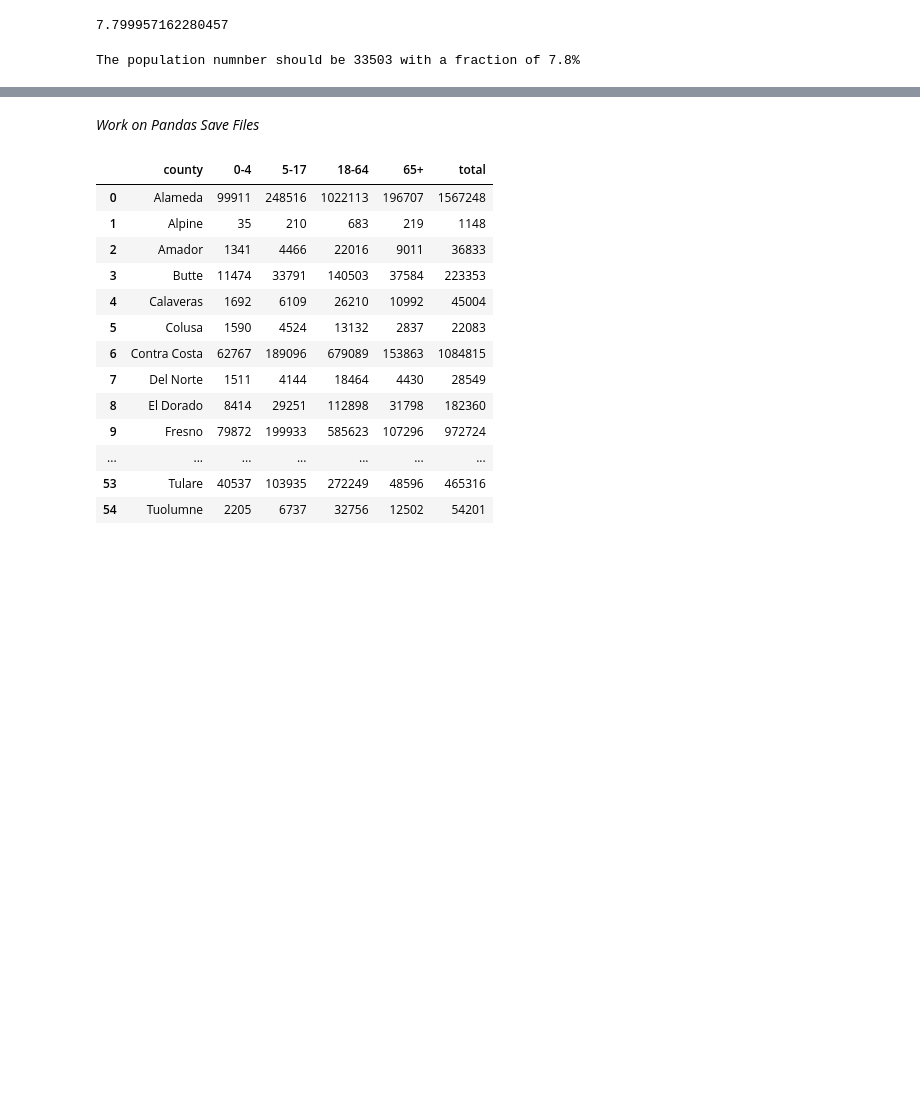
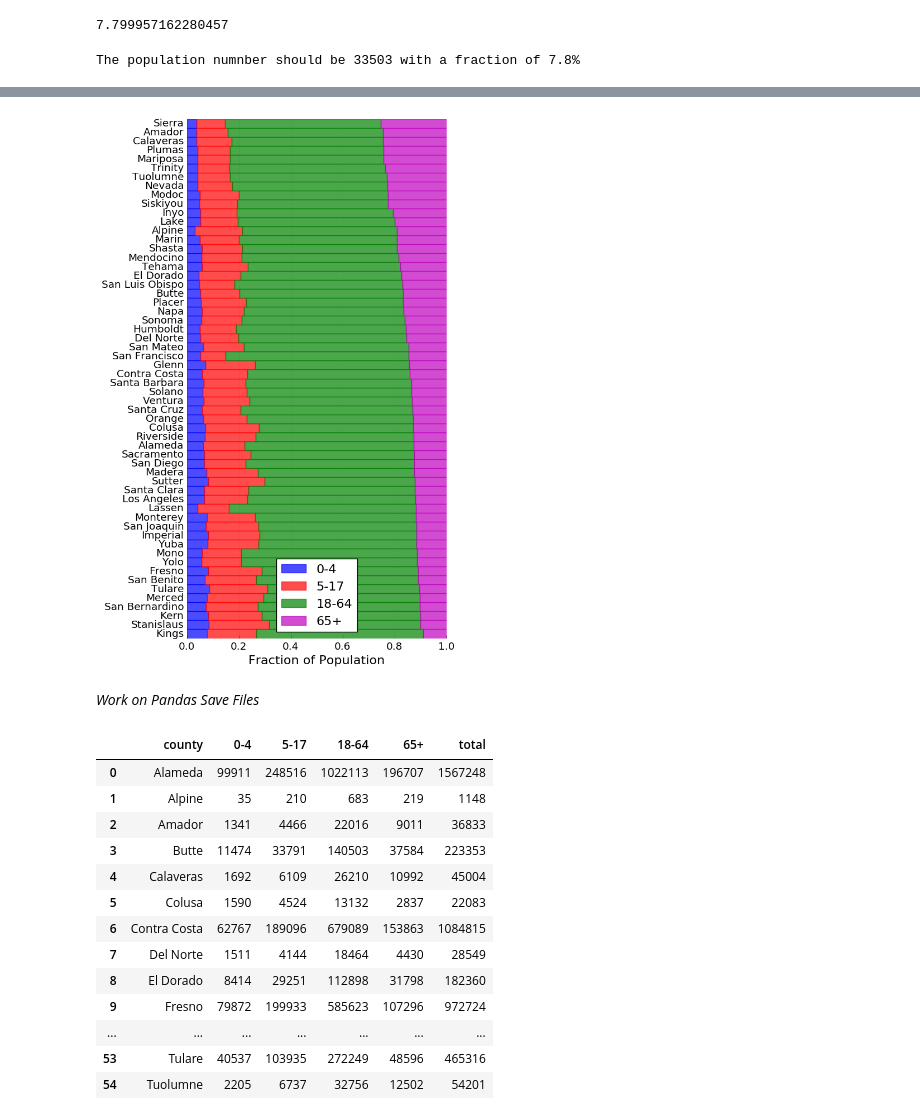
Before and after one commit to joao-r-santos/Asthma, a Jupyter notebook: Data/load county profiles.ipynb, the cells around one changed output, grey strips where cells are left out. Saved outputs shown, nothing was run; the diff lists cells and outputs as text; code cells hidden in the pictures; blank space fills up the shorter version.

```diff
--- a/Data/load county profiles.ipynb
+++ b/Data/load county profiles.ipynb
@@ -117,3 +177,32 @@ plt.xlabel('Fraction of Population')
+# %%
+plt.figure(figsize=(6,12))
+ax= plt.subplot(111)
+
+inds= np.arange(N_counties)
+width= 1
+
+indsSort= np.argsort(fracPop[3])
+
+plt.barh(inds, fracPop[0][indsSort], height=width, color='b',ec='b', label=header[0],alpha=0.7)
+plt.barh(inds, fracPop[1][indsSort], height=width, left=fracPop_cumsum[0][indsSort], color='r',ec='r', label=header[1],alpha=0.7)
+plt.barh(inds, fracPop[2][indsSort], height=width, left=fracPop_cumsum[1][indsSort], color='g',ec='g', label=header[2],alpha=0.7)
+plt.barh(inds, fracPop[3][indsSort], height=width, left=fracPop_cumsum[2][indsSort], color='m',ec='m', label=header[3],alpha=0.7)
+
+plt.legend()
+plt.ylim(0,N_counties)
+plt.xlim(0,1.)
+plt.grid(axis='y')
+plt.yticks(inds+0.5,counties[indsSort])
+plt.xlabel('Fraction of Population')
+
+ax.yaxis.set_ticks_position('none')
+ax.set_frame_on(False)
+ax.xaxis.set_ticks_position('bottom')
+ax.yaxis.set_ticks_position('none')
+
+plt.savefig('PopulationFraction_byAgeGroup_sort.png')
+# %% [output]
+[figure, added]
 # %% [markdown]
 *Work on Pandas Save Files*
 # %%
```
Also changed, not shown: parts of 21 cells of this notebook, 6 other files.
